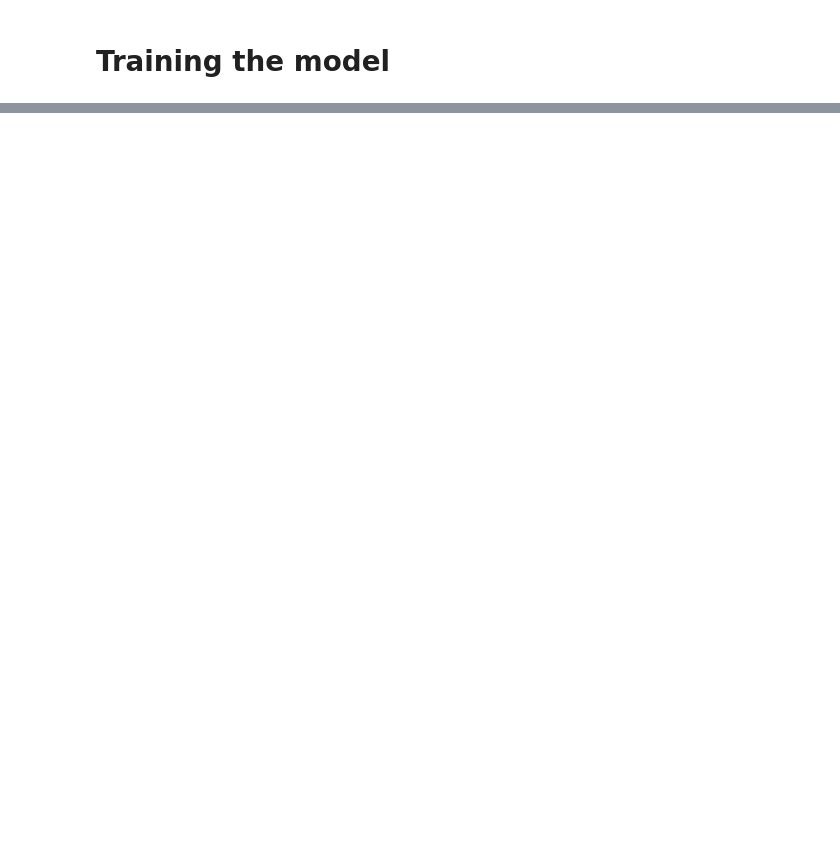
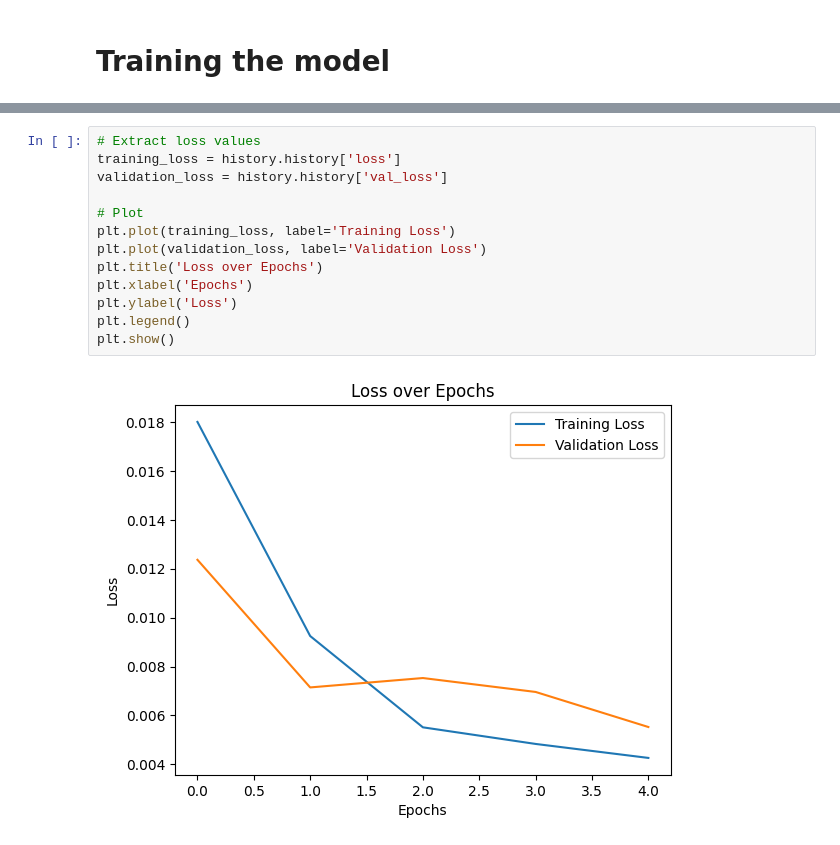
Before and after one commit to hugojjohnson/02456-deep-learning-project, a Jupyter notebook: notebooks/RBF-LSTM.ipynb, the cells around one changed output, grey strips where cells are left out. Cells and saved outputs as stored; diff of their text form; blank space fills up the shorter version.

```diff
--- a/notebooks/RBF-LSTM.ipynb
+++ b/notebooks/RBF-LSTM.ipynb
@@ -153,0 +134,15 @@ print(type(y_pred))
+# %%
+# Extract loss values
+training_loss = history.history['loss']
+validation_loss = history.history['val_loss']
+
+# Plot
+plt.plot(training_loss, label='Training Loss')
+plt.plot(validation_loss, label='Validation Loss')
+plt.title('Loss over Epochs')
+plt.xlabel('Epochs')
+plt.ylabel('Loss')
+plt.legend()
+plt.show()
+# %% [output]
+[figure, added]
```
Also changed, not shown: parts of 7 cells of this notebook, 12 other files.
